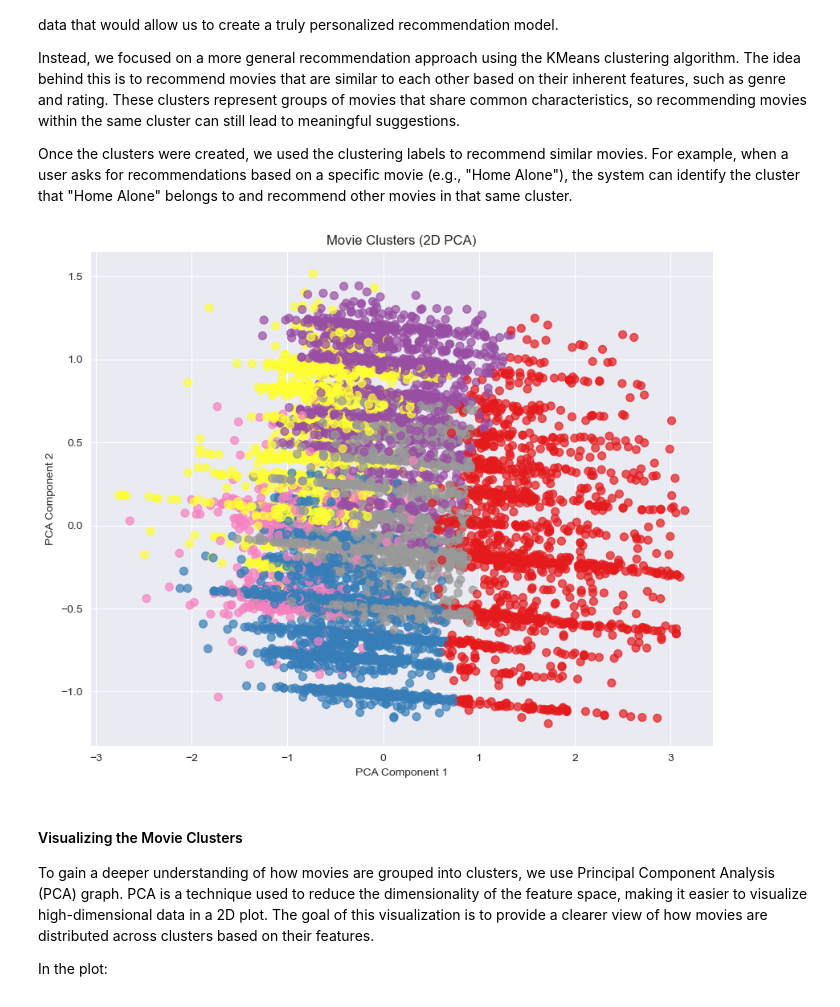
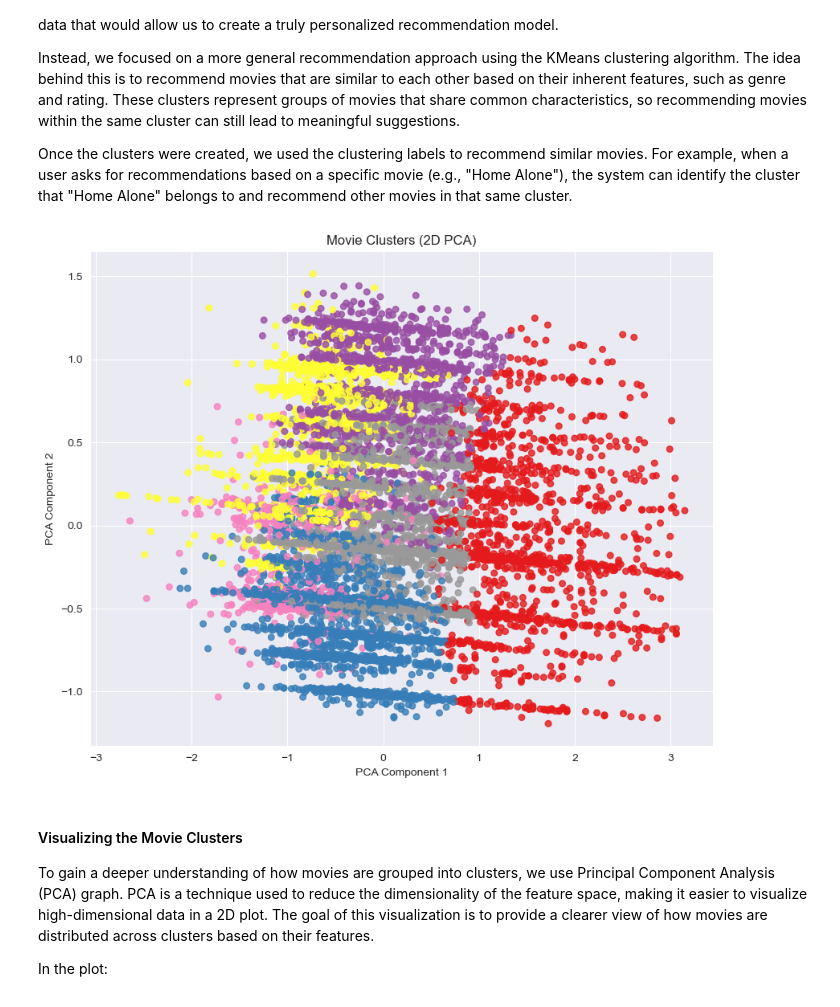
Before and after one commit to Islake/KoneOppiminen, a Jupyter notebook: tasks/Harjoitustyö.ipynb, the cells around one changed output. Cells and saved outputs as stored; diff of their text form; code cells hidden in the pictures.

```diff
--- a/tasks/Harjoitustyö.ipynb
+++ b/tasks/Harjoitustyö.ipynb
@@ -620,20 +656,30 @@ Instead, we focused on a more general recommendation approach using the KMeans c
 Once the clusters were created, we used the clustering labels to recommend similar movies. For example, when a user asks for recommendations based on a specific movie (e.g., "Home Alone"), the system can identify the cluster that "Home Alone" belongs to and recommend other movies in that same cluster.
 # %%
 from sklearn.decomposition import PCA
-import matplotlib.pyplot as plt
 
-pca = PCA(n_components=2)
+# Apply PCA to reduce the feature space to 2D for visualization
+pca = PCA(n_components=2)  # Specify the number of components (2D in this case)
 X_pca = pca.fit_transform(X_clustering)
 
+# Create a figure with a specified size for the plot
 plt.figure(figsize=(10, 8))
-plt.scatter(X_pca[:, 0], X_pca[:, 1], c=df['cluster'], cmap='Set1', s=50, alpha=0.7)
+
+# Plot the data points in 2D space with color coding for different clusters
+plt.scatter(X_pca[:, 0], X_pca[:, 1], c=df['cluster'], cmap='Set1', s=30, alpha=0.8)
+# 'X_pca[:, 0]' and 'X_pca[:, 1]' represent the two PCA components (2D plot)
+# 'df['cluster']' provides the cluster labels for color coding
+# 'cmap' defines the color map for different clusters
+# 's' sets the size of the points
+# 'alpha' adjusts the transparency of the points
+
+# Add a title and labels to the axes
 plt.title('Movie Clusters (2D PCA)')
 plt.xlabel('PCA Component 1')
 plt.ylabel('PCA Component 2')
 
 plt.show()
 # %% [output]
-[figure, old version]
+[figure, new version]
 # %% [markdown]
 #### Visualizing the Movie Clusters
 To gain a deeper understanding of how movies are grouped into clusters, we use Principal Component Analysis (PCA) graph. PCA is a technique used to reduce the dimensionality of the feature space, making it easier to visualize high-dimensional data in a 2D plot. The goal of this visualization is to provide a clearer view of how movies are distributed across clusters based on their features.
```
Also changed, not shown: parts of 14 cells of this notebook.
